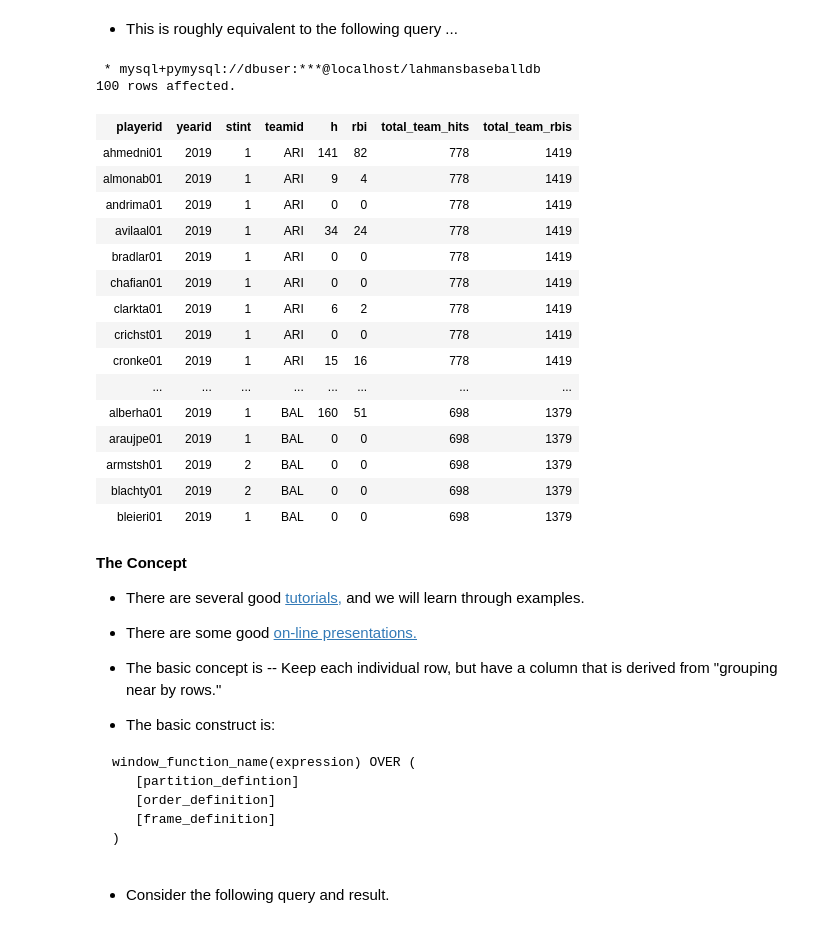
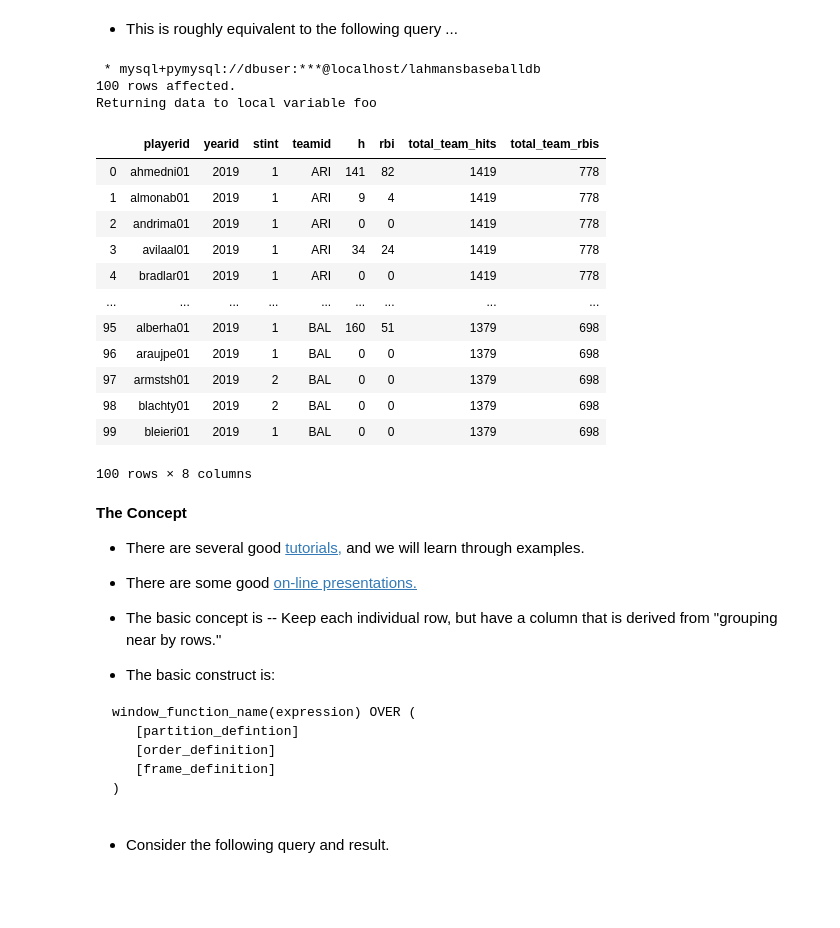
Before and after one commit to donald-f-ferguson/W4111S21, a Jupyter notebook: Lectures/Lecture_4_ER_Relational_SQL_IV/Lecture_4_ER_Relational_SQL_IV.ipynb, the cells around one changed output. Cells and saved outputs as stored; diff of their text form; code cells hidden in the pictures; blank space fills up the shorter version.

```diff
--- a/Lectures/Lecture_4_ER_Relational_SQL_IV/Lecture_4_ER_Relational_SQL_IV.ipynb
+++ b/Lectures/Lecture_4_ER_Relational_SQL_IV/Lecture_4_ER_Relational_SQL_IV.ipynb
@@ -107,13 +142,13 @@ limit 100;
 - This is roughly equivalent to the following query ...
 # %%
 %%sql
-SELECT
+foo << SELECT
 	playerid, yearid, stint, teamid, h, rbi, total_team_hits, total_team_rbis
 FROM
 	batting
 JOIN
 	(SELECT
-		teamid, yearid, sum(h) AS total_team_rbis, sum(rbi) AS total_team_hits
+		teamid, yearid, sum(h) AS total_team_hits, sum(rbi) AS total_team_rbis
 	FROM batting GROUP BY yearid, teamid) AS team_summary
 USING (yearid, teamid)
 ORDER BY yearid DESC, teamid ASC, playerid ASC
@@ -121,22 +156,24 @@ limit 100;
 # %% [output]
  * mysql+pymysql://dbuser:***@localhost/lahmansbaseballdb
 100 rows affected.
+Returning data to local variable foo
-| playerid | yearid | stint | teamid | h | rbi | total_team_hits | total_team_rbis |
-| ahmedni01 | 2019 | 1 | ARI | 141 | 82 | 778 | 1419 |
-| almonab01 | 2019 | 1 | ARI | 9 | 4 | 778 | 1419 |
-| andrima01 | 2019 | 1 | ARI | 0 | 0 | 778 | 1419 |
-| avilaal01 | 2019 | 1 | ARI | 34 | 24 | 778 | 1419 |
-| bradlar01 | 2019 | 1 | ARI | 0 | 0 | 778 | 1419 |
-| chafian01 | 2019 | 1 | ARI | 0 | 0 | 778 | 1419 |
-| clarkta01 | 2019 | 1 | ARI | 6 | 2 | 778 | 1419 |
-| crichst01 | 2019 | 1 | ARI | 0 | 0 | 778 | 1419 |
-| cronke01 | 2019 | 1 | ARI | 15 | 16 | 778 | 1419 |
-| ... | ... | ... | ... | ... | ... | ... | ... |
-| alberha01 | 2019 | 1 | BAL | 160 | 51 | 698 | 1379 |
-| araujpe01 | 2019 | 1 | BAL | 0 | 0 | 698 | 1379 |
-| armstsh01 | 2019 | 2 | BAL | 0 | 0 | 698 | 1379 |
-| blachty01 | 2019 | 2 | BAL | 0 | 0 | 698 | 1379 |
-| bleieri01 | 2019 | 1 | BAL | 0 | 0 | 698 | 1379 |
+# %%
+foo_df = foo.DataFrame()
+foo_df
+# %% [output]
+|  | playerid | yearid | stint | teamid | h | rbi | total_team_hits | total_team_rbis |
+| 0 | ahmedni01 | 2019 | 1 | ARI | 141 | 82 | 1419 | 778 |
+| 1 | almonab01 | 2019 | 1 | ARI | 9 | 4 | 1419 | 778 |
+| 2 | andrima01 | 2019 | 1 | ARI | 0 | 0 | 1419 | 778 |
+| 3 | avilaal01 | 2019 | 1 | ARI | 34 | 24 | 1419 | 778 |
+| 4 | bradlar01 | 2019 | 1 | ARI | 0 | 0 | 1419 | 778 |
+| ... | ... | ... | ... | ... | ... | ... | ... | ... |
+| 95 | alberha01 | 2019 | 1 | BAL | 160 | 51 | 1379 | 698 |
+| 96 | araujpe01 | 2019 | 1 | BAL | 0 | 0 | 1379 | 698 |
+| 97 | armstsh01 | 2019 | 2 | BAL | 0 | 0 | 1379 | 698 |
+| 98 | blachty01 | 2019 | 2 | BAL | 0 | 0 | 1379 | 698 |
+| 99 | bleieri01 | 2019 | 1 | BAL | 0 | 0 | 1379 | 698 |
+100 rows × 8 columns
 # %% [markdown]
 __The Concept__
 
```
Also changed, not shown: parts of 2 cells of this notebook, 7 other files.
